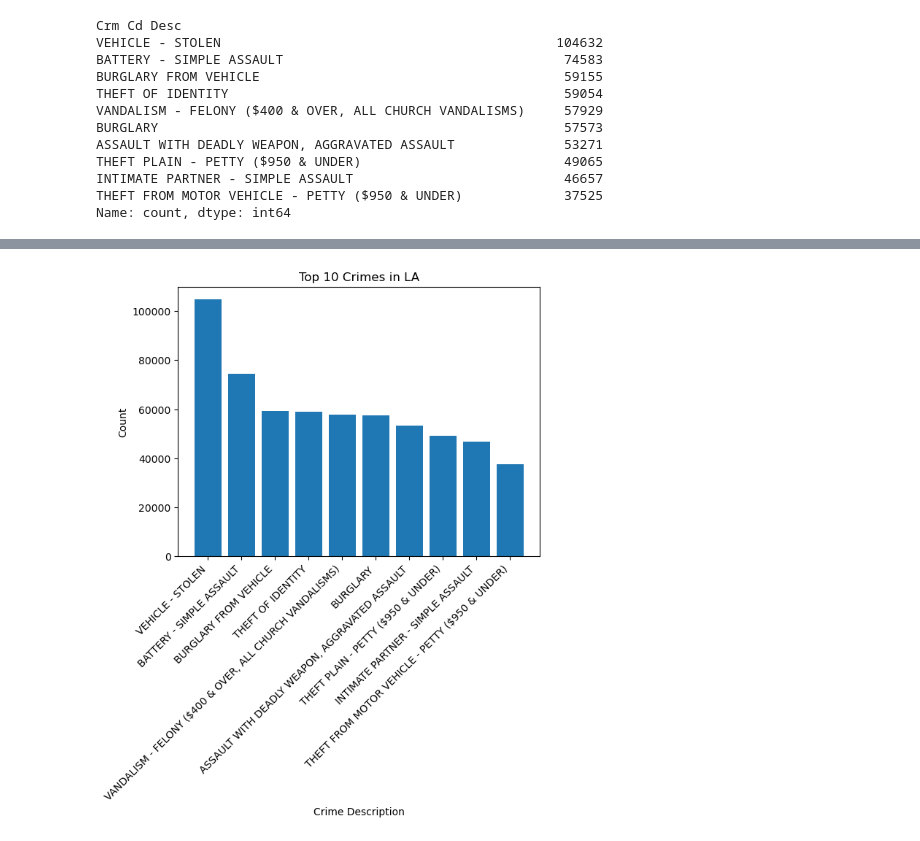
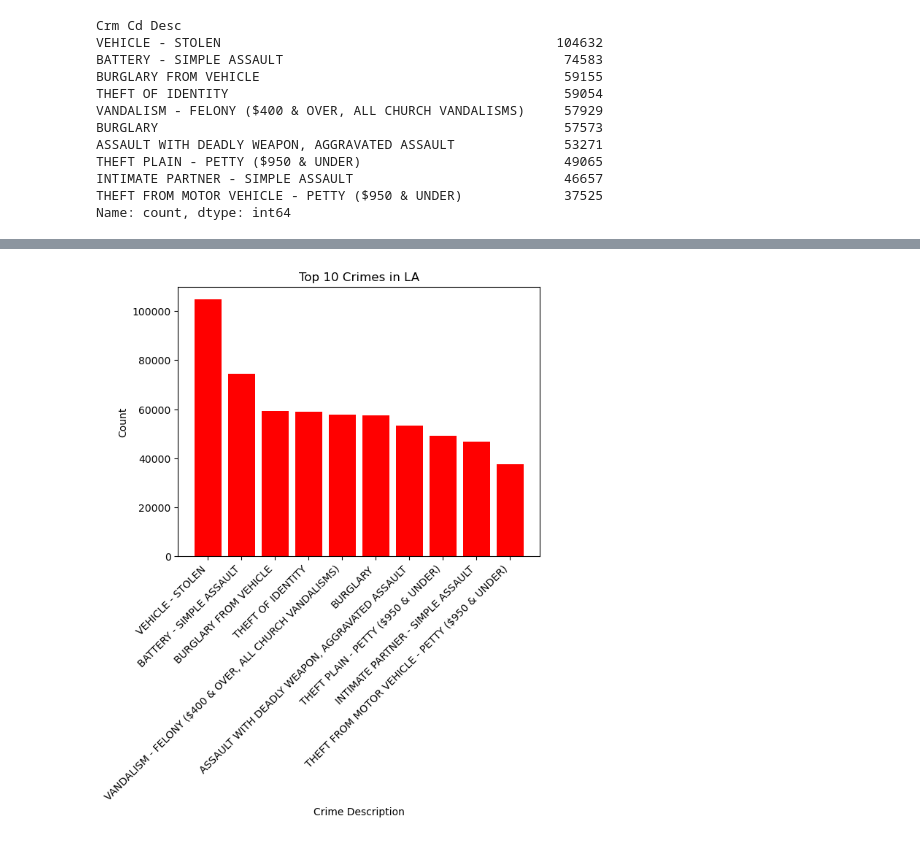
Before and after one commit to Baenji/DIP, a Jupyter notebook: crime.ipynb, the cells around one changed output, grey strips where cells are left out. Saved outputs shown, nothing was run; the diff lists cells and outputs as text; code cells hidden in the pictures.

```diff
--- a/crime.ipynb
+++ b/crime.ipynb
@@ -175,9 +189,10 @@ plt.show()
-# %%
-plt.bar(df_top10_crimes.index, df_top10_crimes.values)
-plt.xlabel('Crime Description')
-plt.ylabel('Count')
-plt.title('Top 10 Crimes in LA')
-plt.xticks(rotation=45, ha='right')
-plt.show()
-# %% [output]
-[figure, removed]
+# %%
+fig, ax = plt.subplots()
+ax.bar(df_top10_crimes.index, df_top10_crimes.values, color = "red")
+plt.xlabel("Crime Description")
+plt.ylabel("Count")
+plt.title("Top 10 Crimes in LA")
+plt.xticks(rotation=45, ha="right")
+plt.show()
+# %% [output]
+[figure, added]
```
Also changed, not shown: parts of 13 cells of this notebook.
